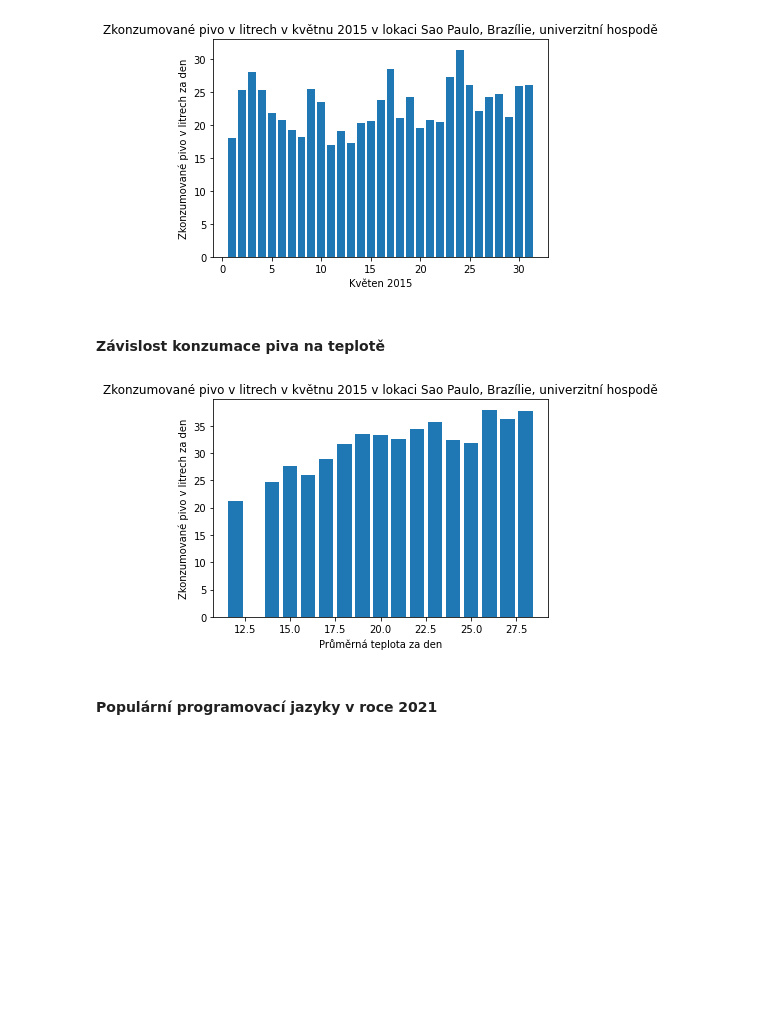
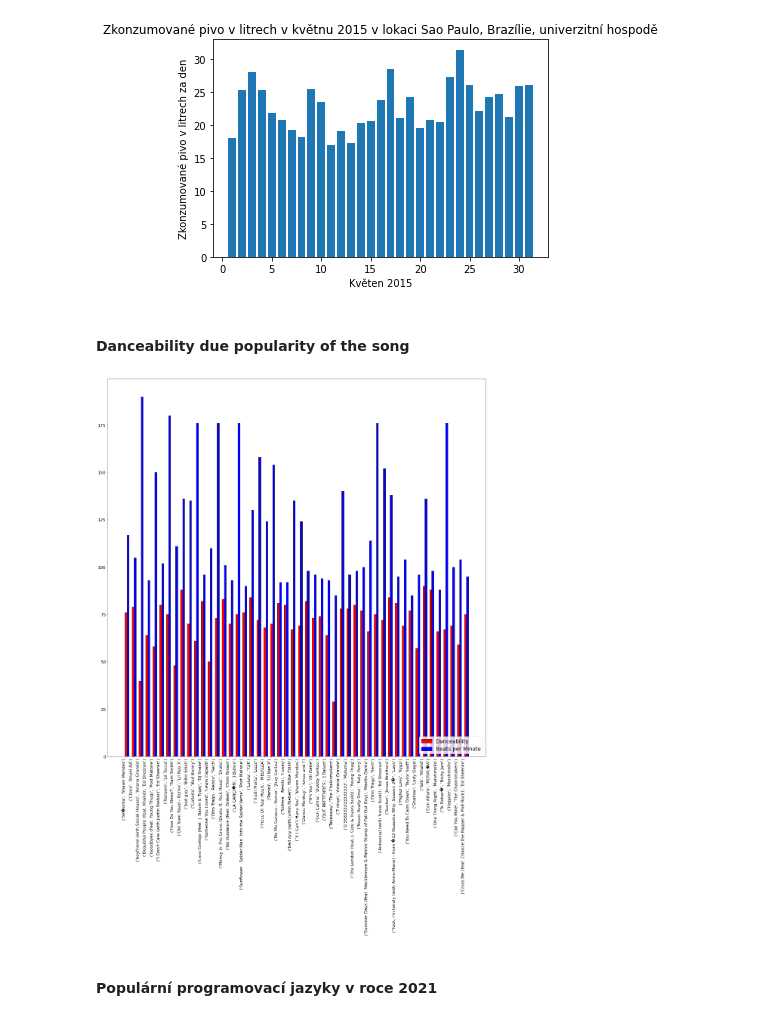
Before and after one commit to Bumross/msw_2022, a Jupyter notebook: 2_vizualizace_dat.ipynb, the cells around one changed output. Cells and saved outputs as stored; diff of their text form; code cells hidden in the pictures; blank space fills up the shorter version.

```diff
--- a/2_vizualizace_dat.ipynb
+++ b/2_vizualizace_dat.ipynb
@@ -30,39 +31,42 @@ plt.title("Zkonzumované pivo v litrech v květnu 2015 v lokaci Sao Paulo, Braz
 plt.show()
 # %% [output]
 [figure]
-# %% [markdown]
-#### Závislost konzumace piva na teplotě
-# %%
-import csv
-import numpy as np
-import matplotlib.pyplot as plt
-
-
-av_temp = []
-consumed_beer = []
-
-with open("Beer_consumed.csv", "r") as file:
-    reader = csv.DictReader(file, delimiter=",")
-
-    for row in reader:
-            if row["Beer consumption (liters)"] and row["Date"]:
-                consumed_beer.append(float(row["Beer consumption (liters)"]))
-                av_temp.append(int(float(row["Temperature Average (C)"].replace(",","."))))
-
-
-
-consumed_beer = consumed_beer[:]
-av_temp = av_temp[:]
-
-
-plt.bar(av_temp, consumed_beer)
-plt.xlabel("Průměrná teplota za den")
-plt.ylabel("Zkonzumované pivo v litrech za den")
-plt.title("Zkonzumované pivo v litrech v květnu 2015 v lokaci Sao Paulo, Brazílie, univerzitní hospodě")
-
-plt.show()
-# %% [output]
-[figure, removed]
+# %% [markdown]
+#### Danceability due popularity of the song
+# %%
+import pandas as pd
+import numpy as np
+import matplotlib.pyplot as plt
+
+data = pd.read_csv("top50.csv")
+
+t_name = data["Track.Name"]
+a_name = data["Artist.Name"]
+
+name = tuple(zip(t_name, a_name))
+danceability = (data["Danceability"])
+bpm = (data["Beats.Per.Minute"])
+
+fig = plt.figure(1, figsize=(20, 20), dpi=50)
+ax = fig.add_axes([0.5, 0.5, 1, 1])
+fig.autofmt_xdate(rotation=90)
+
+N = np.arange((len(name)))
+width = 0.3
+
+plt.bar(N, danceability, width, color="red", edgecolor='black', label='Danceability')
+plt.bar(N+width, bpm, width, color="blue", edgecolor='black', label='Beats per Minute')
+plt.xticks(N, name)
+ax.legend(loc="lower right", fontsize=20)
+
+for label in (ax.get_xticklabels() + ax.get_yticklabels()):
+	label.set_fontsize(16)
+
+plt.title("")
+
+plt.show()
+# %% [output]
+[figure, added]
 # %% [markdown]
 #### Populární programovací jazyky v roce 2021
 # %%
```
Also changed, not shown: parts of 5 cells of this notebook, 2 other files.
